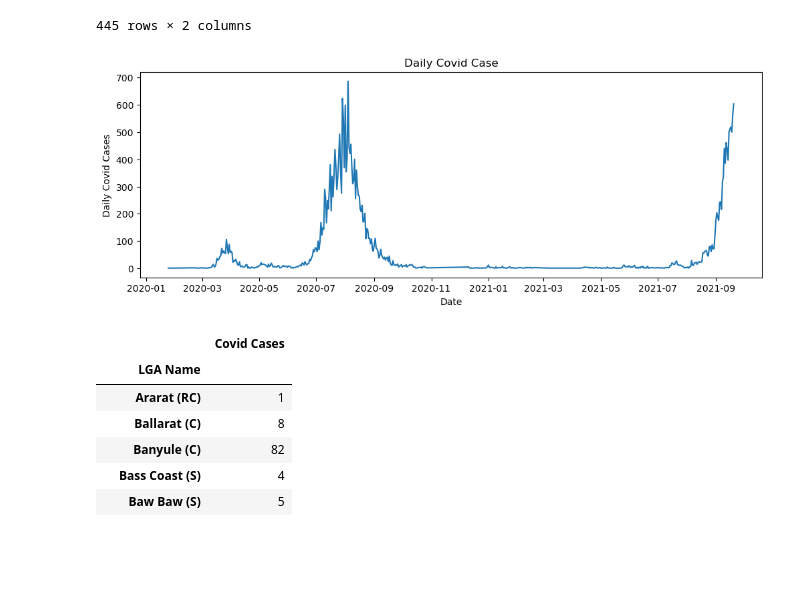
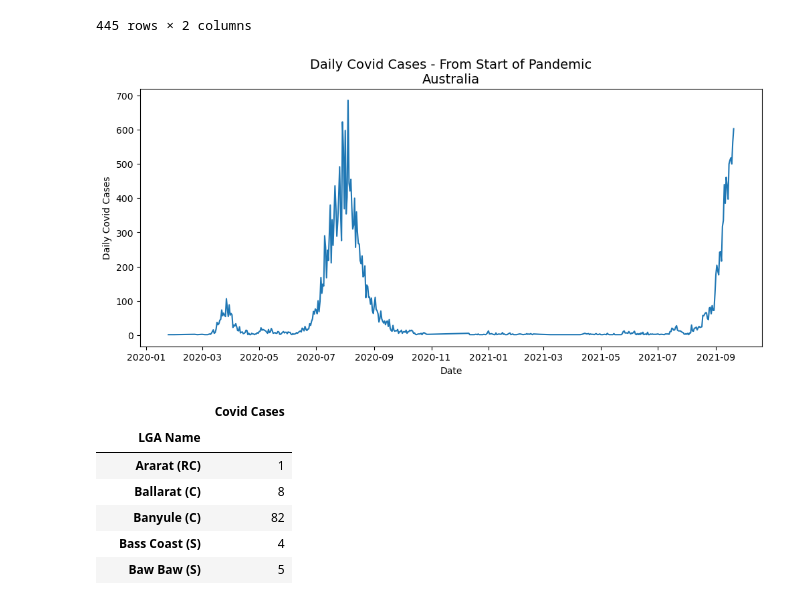
Before and after one commit to BenPickles85/bootcamp-project-1, a Jupyter notebook: LGA Cases vs Vax.ipynb, the cells around one changed output. Cells and saved outputs as stored; diff of their text form; code cells hidden in the pictures; blank space fills up the shorter version.

```diff
--- a/LGA Cases vs Vax.ipynb
+++ b/LGA Cases vs Vax.ipynb
@@ -198,17 +198,18 @@ daily_cases
 # %%
 #Graph case numbers since start of pandemic to determine start and finish dates of each outbreak
 x_axis = daily_cases["diagnosis_date"]
 y_axis = daily_cases["LGA Name"]
 
-fig1, ax1 = plt.subplots(figsize=(12,4))
+fig1, ax1 = plt.subplots(figsize=(12,5))
 plt.plot(x_axis, y_axis)
 
-plt.title('Daily Covid Case')
+plt.title('Daily Covid Cases - From Start of Pandemic\nAustralia', size="14")
 plt.xlabel('Date')
 plt.ylabel('Daily Covid Cases')
+plt.savefig("Chart Outputs/Daily Covid Cases.png")
 plt.show()
 # %% [output]
-[figure, old version]
+[figure, new version]
 # %%
 #Create dataframe of cases covering first outbreak
 date_df_first = lga_covid[(lga_covid['diagnosis_date'] > '2020-03-01') & (lga_covid['diagnosis_date'] <= '2020-04-30')]
```
Also changed, not shown: parts of 6 cells of this notebook, 4 other files.
